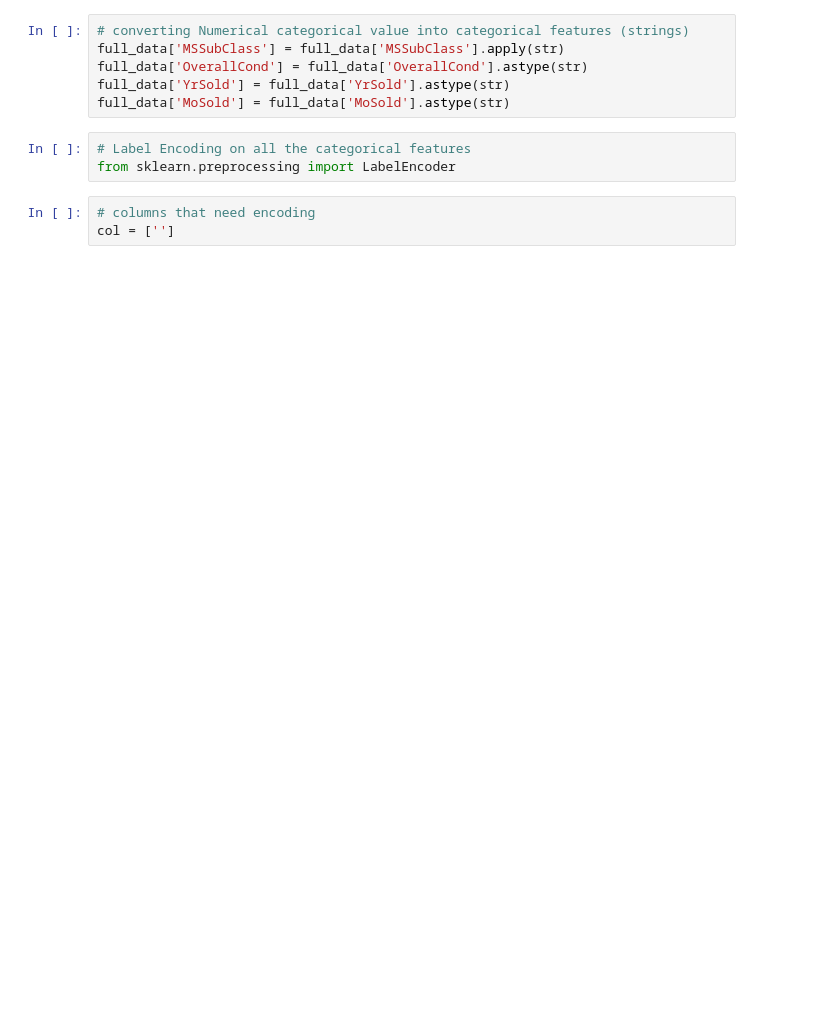
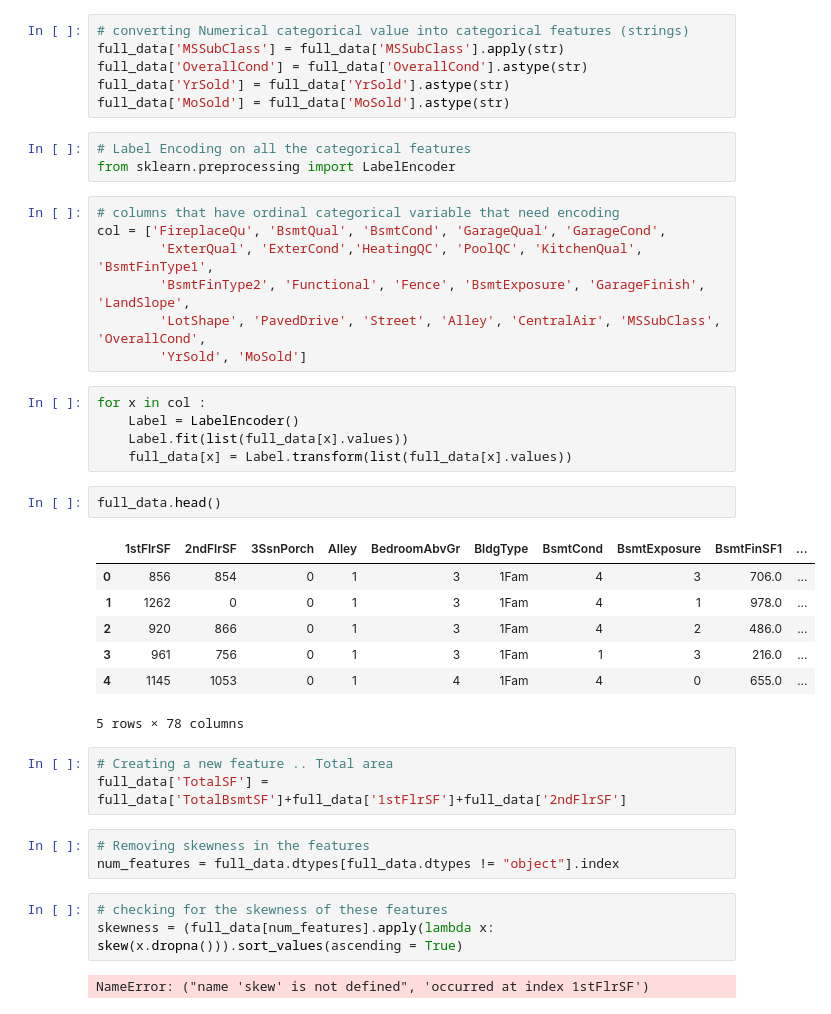
Before and after one commit to Reynolddoss/Stacked_Regression, a Jupyter notebook: Staced_Reg_analysis.ipynb, the cells around one changed output. Saved outputs shown, nothing was run; the diff lists cells and outputs as text; blank space fills up the shorter version.

```diff
--- a/Staced_Reg_analysis.ipynb
+++ b/Staced_Reg_analysis.ipynb
@@ -245,6 +222,36 @@ full_data['MoSold'] = full_data['MoSold'].astype(str)
 # %%
 # Label Encoding on all the categorical features
 from sklearn.preprocessing import LabelEncoder
-# %%
-# columns that need encoding
-col = ['']
+# %%
+# columns that have ordinal categorical variable that need encoding
+col = ['FireplaceQu', 'BsmtQual', 'BsmtCond', 'GarageQual', 'GarageCond',
+        'ExterQual', 'ExterCond','HeatingQC', 'PoolQC', 'KitchenQual', 'BsmtFinType1',
+        'BsmtFinType2', 'Functional', 'Fence', 'BsmtExposure', 'GarageFinish', 'LandSlope',
+        'LotShape', 'PavedDrive', 'Street', 'Alley', 'CentralAir', 'MSSubClass', 'OverallCond',
+        'YrSold', 'MoSold']
+# %%
+for x in col :
+    Label = LabelEncoder()
+    Label.fit(list(full_data[x].values))
+    full_data[x] = Label.transform(list(full_data[x].values))
+# %%
+full_data.head()
+# %% [output]
+|  | 1stFlrSF | 2ndFlrSF | 3SsnPorch | Alley | BedroomAbvGr | BldgType | BsmtCond | BsmtExposure | BsmtFinSF1 | ... |
+| 0 | 856 | 854 | 0 | 1 | 3 | 1Fam | 4 | 3 | 706.0 | ... |
+| 1 | 1262 | 0 | 0 | 1 | 3 | 1Fam | 4 | 1 | 978.0 | ... |
+| 2 | 920 | 866 | 0 | 1 | 3 | 1Fam | 4 | 2 | 486.0 | ... |
+| 3 | 961 | 756 | 0 | 1 | 3 | 1Fam | 1 | 3 | 216.0 | ... |
+| 4 | 1145 | 1053 | 0 | 1 | 4 | 1Fam | 4 | 0 | 655.0 | ... |
+5 rows × 78 columns
+# %%
+# Creating a new feature .. Total area
+full_data['TotalSF'] = full_data['TotalBsmtSF']+full_data['1stFlrSF']+full_data['2ndFlrSF']
+# %%
+# Removing skewness in the features
+num_features = full_data.dtypes[full_data.dtypes != "object"].index
+# %%
+# checking for the skewness of these features
+skewness = (full_data[num_features].apply(lambda x: skew(x.dropna())).sort_values(ascending = True)
+# %% [output]
+NameError: ("name 'skew' is not defined", 'occurred at index 1stFlrSF')
```
Also changed, not shown: parts of 3 cells of this notebook.
